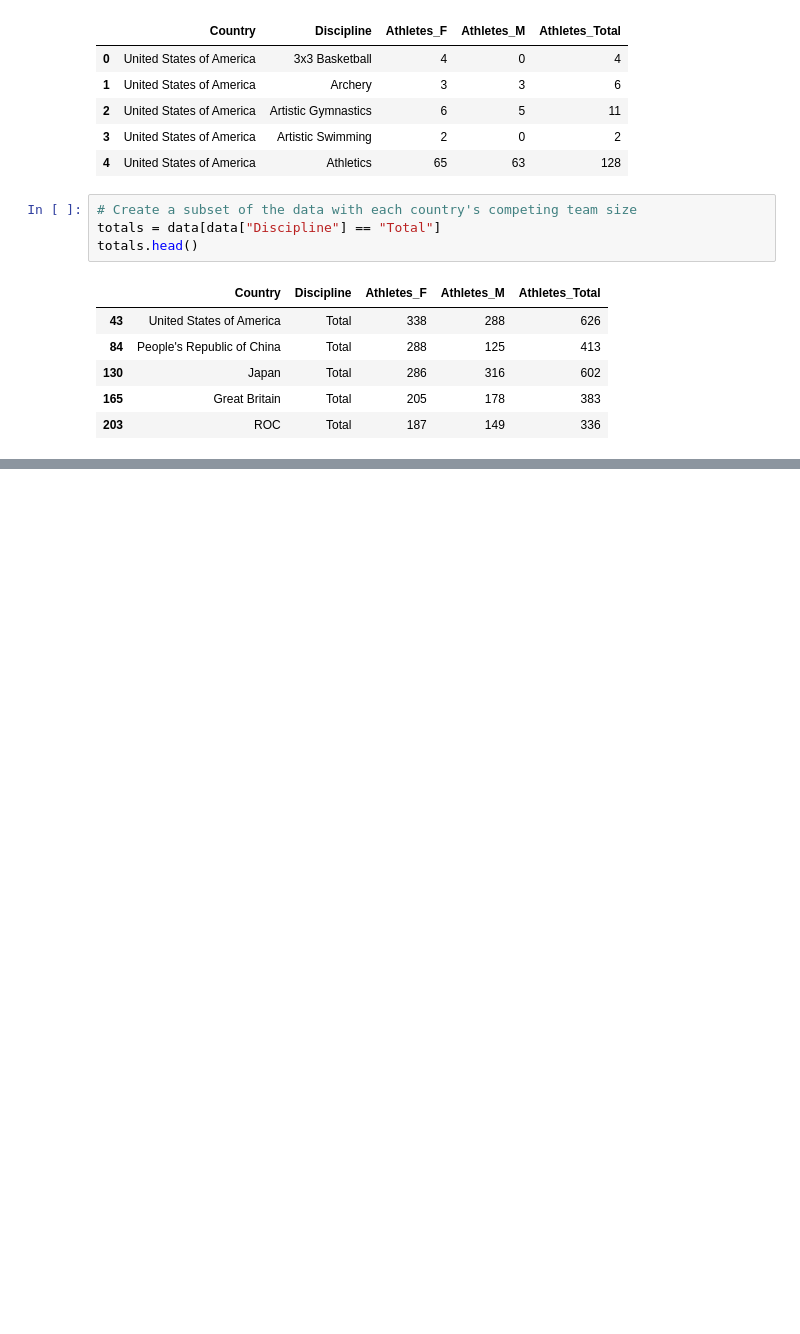
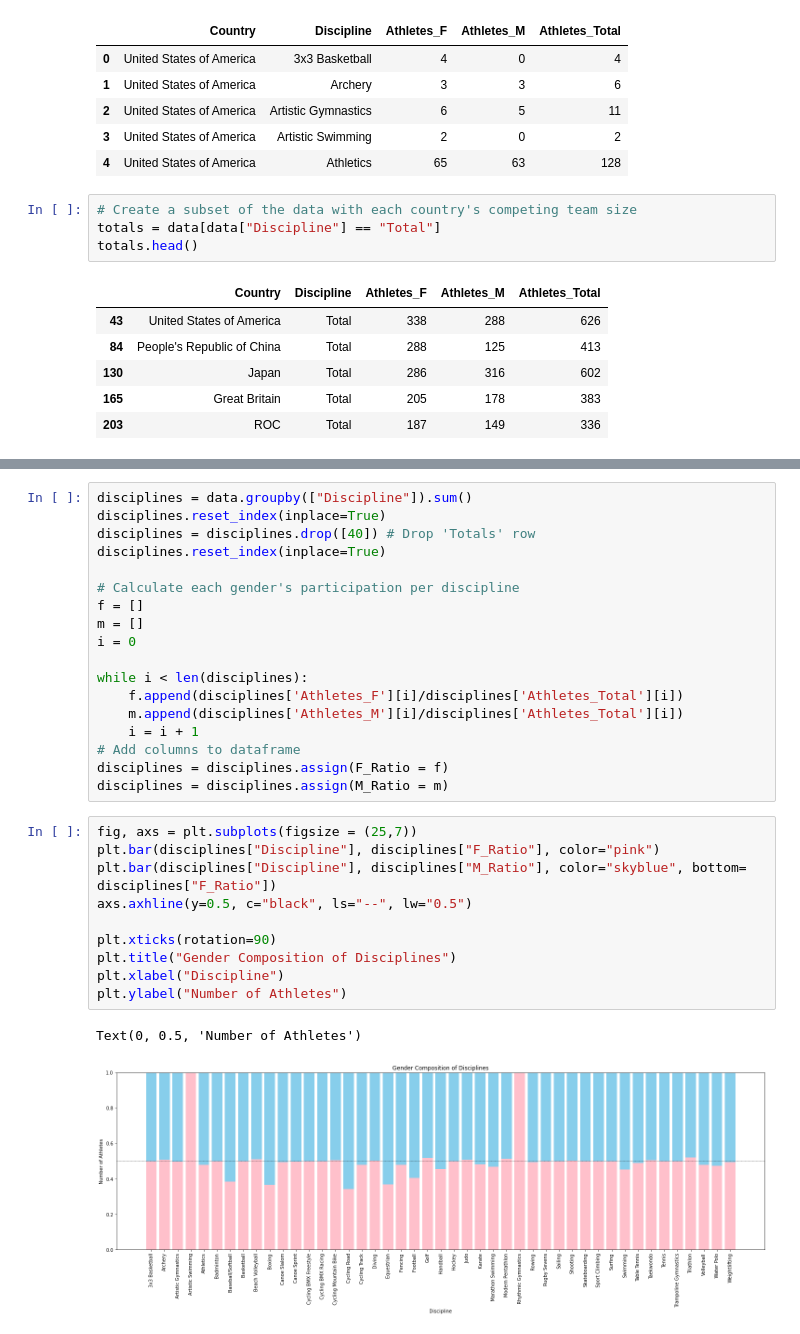
Before and after one commit to denaliazhi/INCOMPLETE-analyzing_Tokyo_Olympics, a Jupyter notebook: scraping-tokyo-olympics.ipynb, the cells around one changed output, grey strips where cells are left out. Cells and saved outputs as stored; diff of their text form; blank space fills up the shorter version.

```diff
--- a/scraping-tokyo-olympics.ipynb
+++ b/scraping-tokyo-olympics.ipynb
@@ -171,0 +224,31 @@ plt.show()
+# %%
+disciplines = data.groupby(["Discipline"]).sum()
+disciplines.reset_index(inplace=True)
+disciplines = disciplines.drop([40]) # Drop 'Totals' row
+disciplines.reset_index(inplace=True)
+
+# Calculate each gender's participation per discipline
+f = []
+m = []
+i = 0
+
+while i < len(disciplines):
+    f.append(disciplines['Athletes_F'][i]/disciplines['Athletes_Total'][i])
+    m.append(disciplines['Athletes_M'][i]/disciplines['Athletes_Total'][i])
+    i = i + 1
+# Add columns to dataframe
+disciplines = disciplines.assign(F_Ratio = f)
+disciplines = disciplines.assign(M_Ratio = m)
+# %%
+fig, axs = plt.subplots(figsize = (25,7))
+plt.bar(disciplines["Discipline"], disciplines["F_Ratio"], color="pink")
+plt.bar(disciplines["Discipline"], disciplines["M_Ratio"], color="skyblue", bottom= disciplines["F_Ratio"])
+axs.axhline(y=0.5, c="black", ls="--", lw="0.5")
+
+plt.xticks(rotation=90)
+plt.title("Gender Composition of Disciplines")
+plt.xlabel("Discipline")
+plt.ylabel("Number of Athletes")
+# %% [output]
+Text(0, 0.5, 'Number of Athletes')
+[figure, added]
```
Also changed, not shown: parts of 3 cells of this notebook.
